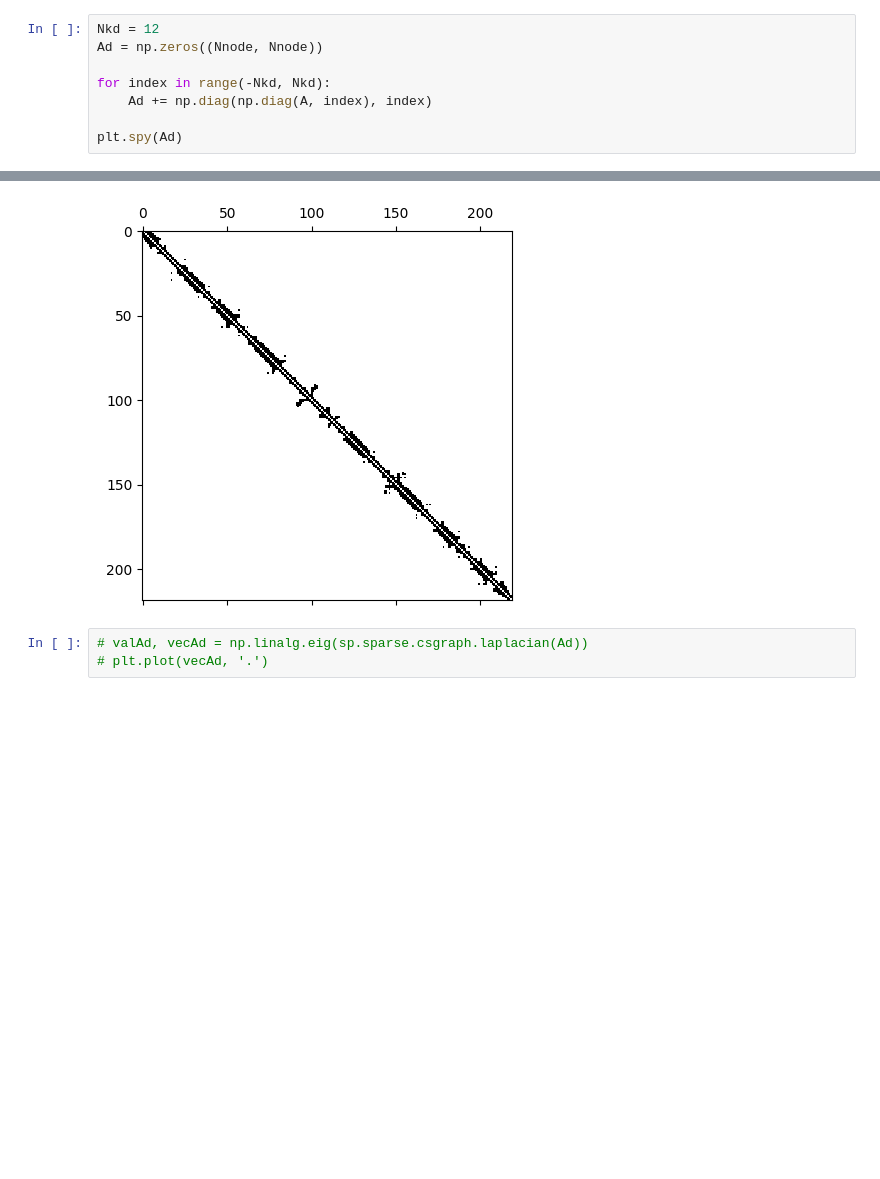
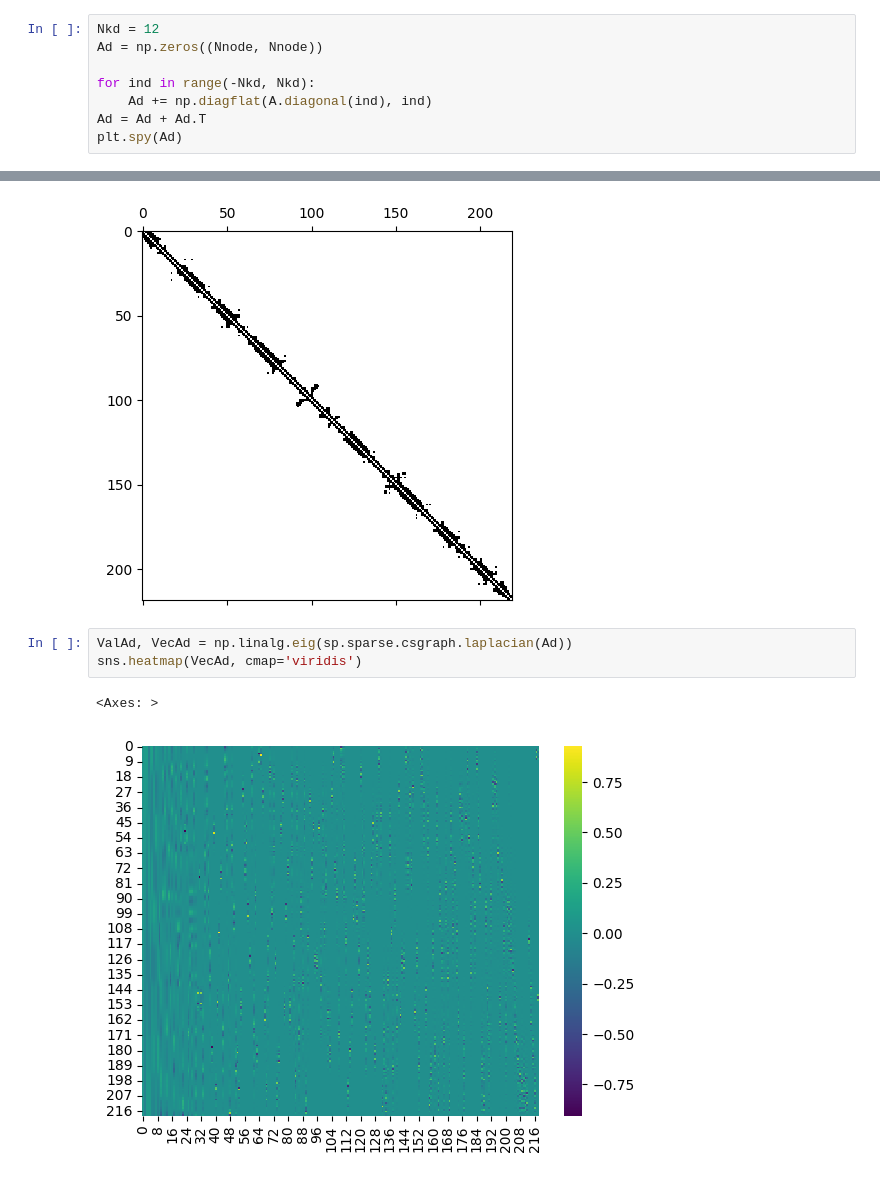
Before and after one commit to ludovicaisa/Physics_Unibo, a Jupyter notebook: src/Complex_Networks/leggi_pdb.ipynb, the cells around one changed output, grey strips where cells are left out. Saved outputs shown, nothing was run; the diff lists cells and outputs as text; blank space fills up the shorter version.

```diff
--- a/src/Complex_Networks/leggi_pdb.ipynb
+++ b/src/Complex_Networks/leggi_pdb.ipynb
@@ -41,14 +42,17 @@ plt.plot(np.log(Kdiag[1:20]), '.')
 Nkd = 12
 Ad = np.zeros((Nnode, Nnode))
 
-for index in range(-Nkd, Nkd):
-    Ad += np.diag(np.diag(A, index), index)
-
+for ind in range(-Nkd, Nkd):
+    Ad += np.diagflat(A.diagonal(ind), ind)
+Ad = Ad + Ad.T
 plt.spy(Ad)
 # %% [output]
 <matplotlib.image.AxesImage at 0x...>
 [figure]
 # %%
-# valAd, vecAd = np.linalg.eig(sp.sparse.csgraph.laplacian(Ad))
-# plt.plot(vecAd, '.')
+ValAd, VecAd = np.linalg.eig(sp.sparse.csgraph.laplacian(Ad))
+sns.heatmap(VecAd, cmap='viridis')
+# %% [output]
+<Axes: >
+[figure, added]
 # %%
```
Also changed, not shown: parts of 6 cells of this notebook, 2 other files.
